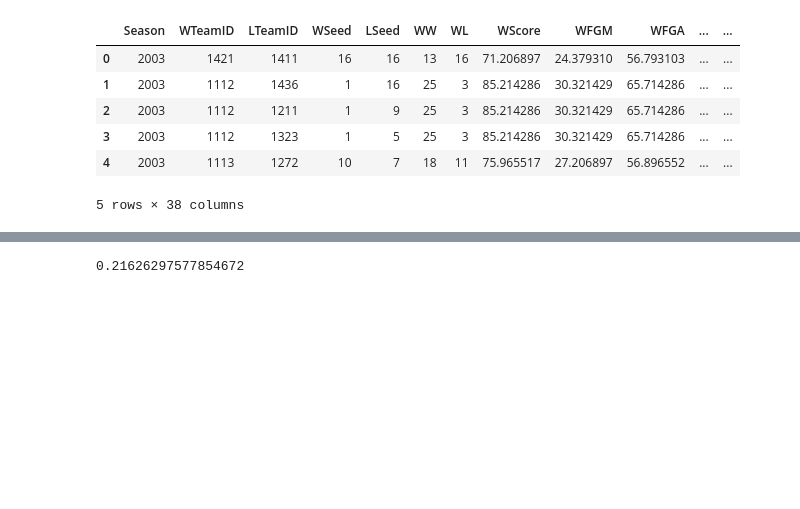
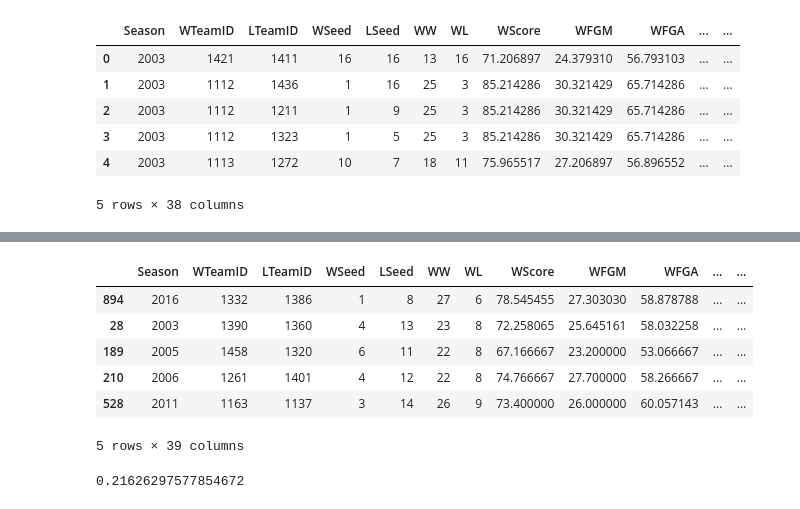
Before and after one commit to jonandrewj/ncaa_prediction, a Jupyter notebook: UpsetPrediction.ipynb, the cells around one changed output, grey strips where cells are left out. Cells and saved outputs as stored; diff of their text form; code cells hidden in the pictures; blank space fills up the shorter version.

```diff
--- a/UpsetPrediction.ipynb
+++ b/UpsetPrediction.ipynb
@@ -52,3 +72,19 @@ See the caveats in the documentation: http://pandas.pydata.org/pandas-docs/stabl
+# %%
+cleaned_data = pd.concat([correctly_labeled, fix_labels])
+cleaned_data = cleaned_data[['Season', 'WTeamID', 'LTeamID', 'WSeed', 'LSeed', 'WW', 'WL', 'WScore',
+       'WFGM', 'WFGA', 'WFGM3', 'WFGA3', 'WFTM', 'WFTA', 'WOR', 'WDR', 'WAst',
+       'WTO', 'WStl', 'WBlk', 'WPF', 'LW', 'LL', 'LScore', 'LFGM', 'LFGA',
+       'LFGM3', 'LFGA3', 'LFTM', 'LFTA', 'LOR', 'LDR', 'LAst', 'LTO', 'LStl',
+       'LBlk', 'LPF', 'seed_diff', 'UPSET']]
+cleaned_data.sample(n=5)
+# %% [output]
+|  | Season | WTeamID | LTeamID | WSeed | LSeed | WW | WL | WScore | WFGM | WFGA | ... | ... |
+| 894 | 2016 | 1332 | 1386 | 1 | 8 | 27 | 6 | 78.545455 | 27.303030 | 58.878788 | ... | ... |
+| 28 | 2003 | 1390 | 1360 | 4 | 13 | 23 | 8 | 72.258065 | 25.645161 | 58.032258 | ... | ... |
+| 189 | 2005 | 1458 | 1320 | 6 | 11 | 22 | 8 | 67.166667 | 23.200000 | 53.066667 | ... | ... |
+| 210 | 2006 | 1261 | 1401 | 4 | 12 | 22 | 8 | 74.766667 | 27.700000 | 58.266667 | ... | ... |
+| 528 | 2011 | 1163 | 1137 | 3 | 14 | 26 | 9 | 73.400000 | 26.000000 | 60.057143 | ... | ... |
+5 rows × 39 columns
 # %%
 # PERCENTAGE OF GAMES WITH SEED DIFERENCE >=5 THAT RESULTED IN UPSET
 potential_upsets.UPSET.mean()
```
Also changed, not shown: parts of 14 cells of this notebook.
